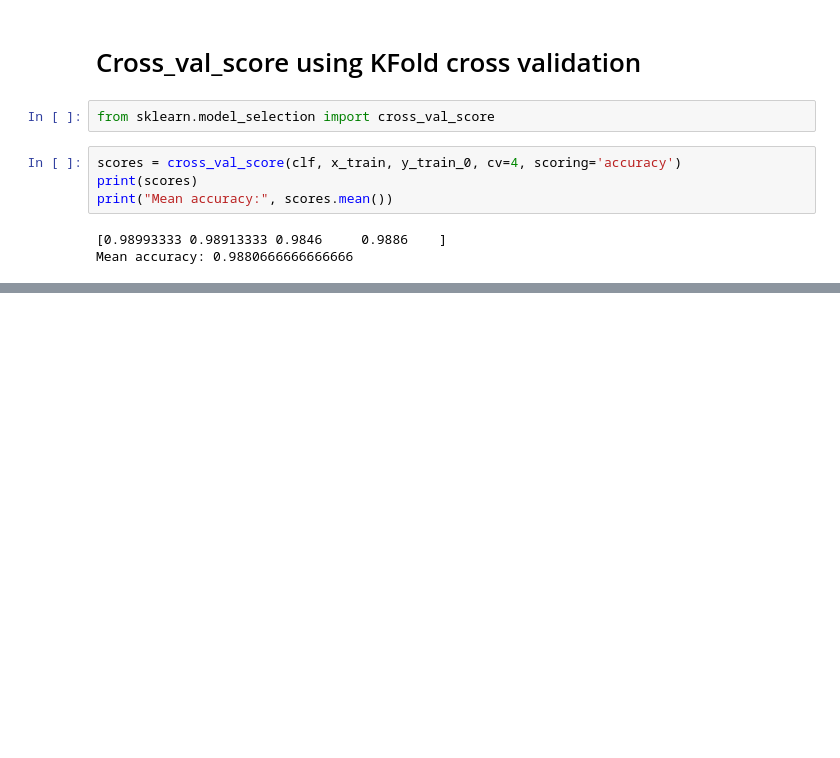
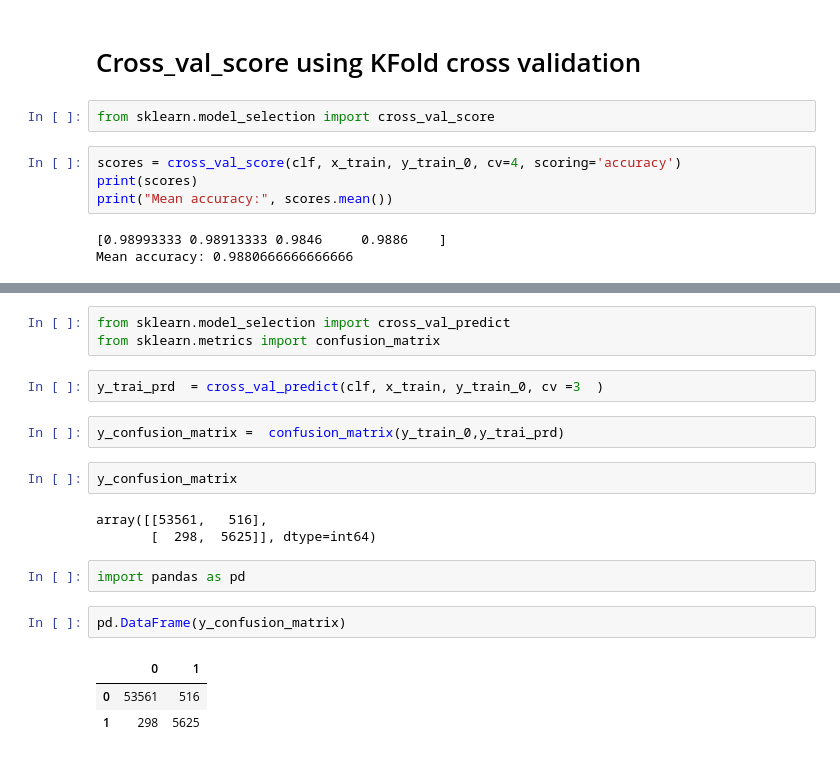
Before and after one commit to CHERUGAD/Machine_learning, a Jupyter notebook: classification.ipynb, the cells around one changed output, grey strips where cells are left out. Drawn from its saved outputs; the diff is of its cells as text; blank space fills up the shorter version.

Commit message:
Confusion matrix

```diff
--- a/classification.ipynb
+++ b/classification.ipynb
@@ -377,0 +380,20 @@ Mean accuracy: 0.9880666666666666
+# %%
+from sklearn.model_selection import cross_val_predict
+from sklearn.metrics import confusion_matrix
+# %%
+y_trai_prd  = cross_val_predict(clf, x_train, y_train_0, cv =3  )
+# %%
+y_confusion_matrix =  confusion_matrix(y_train_0,y_trai_prd)
+# %%
+y_confusion_matrix
+# %% [output]
+array([[53561,   516],
+       [  298,  5625]], dtype=int64)
+# %%
+import pandas as pd
+# %%
+pd.DataFrame(y_confusion_matrix)
+# %% [output]
+|  | 0 | 1 |
+| 0 | 53561 | 516 |
+| 1 | 298 | 5625 |
```
Also changed, not shown: parts of 1 cell of this notebook.
